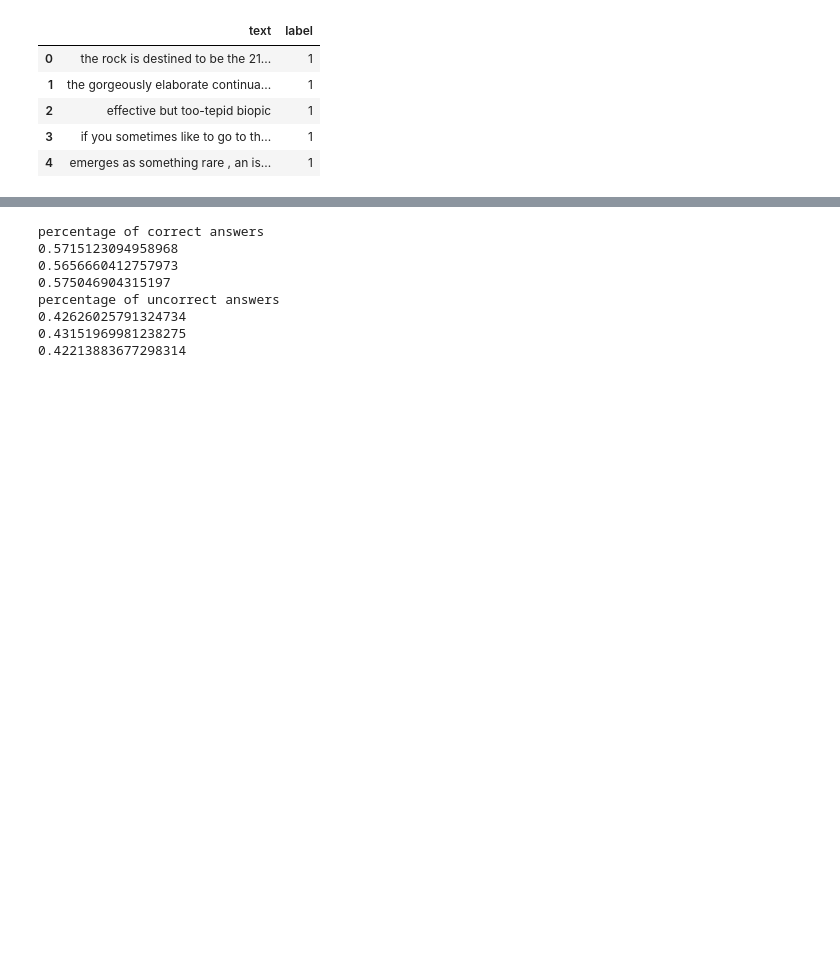
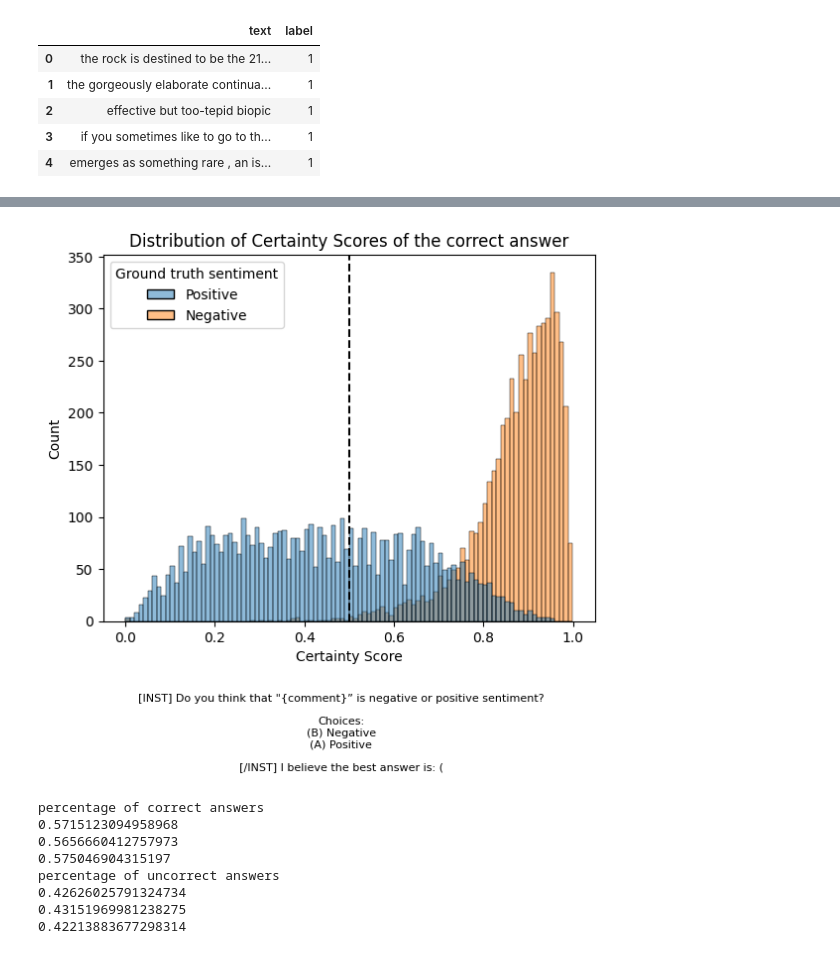
Before and after one commit to henrypapadatos/LLM-sycophancy, a Jupyter notebook: Evaluate_B_biais.ipynb, the cells around one changed output, grey strips where cells are left out. Saved outputs shown, nothing was run; the diff lists cells and outputs as text; code cells hidden in the pictures; blank space fills up the shorter version.

```diff
--- a/Evaluate_B_biais.ipynb
+++ b/Evaluate_B_biais.ipynb
@@ -157,4 +271,5 @@ df_train['correct'].hist(bins=50, figsize=(3,3))
 # %%
-df_test['correct'] = np.nan
-filtration(df_test)
+df_val['correct'] = np.nan
+df_val['Split'] = 'validation'
+filtration(df_val, template3, Labels3)
 # %% [output]
@@ -185,0 +307,12 @@ df_val['correct'].hist(bins=50, figsize=(3,3))
+# %%
+df_train['correct'] = np.nan
+df_train['Split'] = 'train'
+filtration(df_train, template4, Labels4)
+df_test['correct'] = np.nan
+df_test['Split'] = 'test'
+filtration(df_test, template4, Labels4)
+df_val['correct'] = np.nan
+df_val['Split'] = 'validation'
+filtration(df_val, template4, Labels4)
+
+df_4 = pd.concat([df_train, df_test, df_val])
@@ -186,3 +332,7 @@ df_val['correct'].hist(bins=50, figsize=(3,3))
+# %%
+plot_certainty(df_4, template4, Labels4)
+# %% [output]
+[figure, added]
 # %%
 #print the percentage of correct answers
 print("percentage of correct answers")
```
Also changed, not shown: parts of 21 cells of this notebook.
